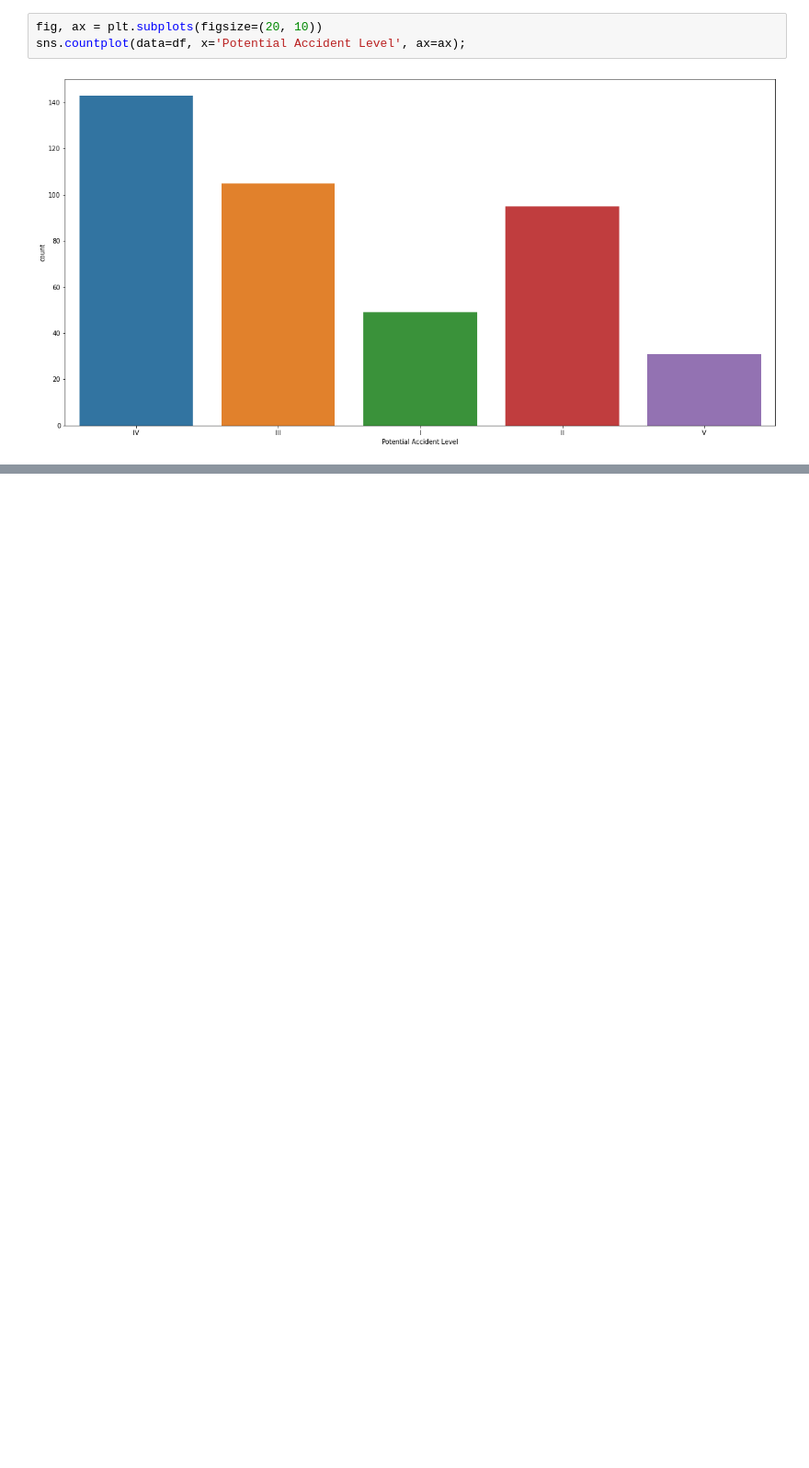
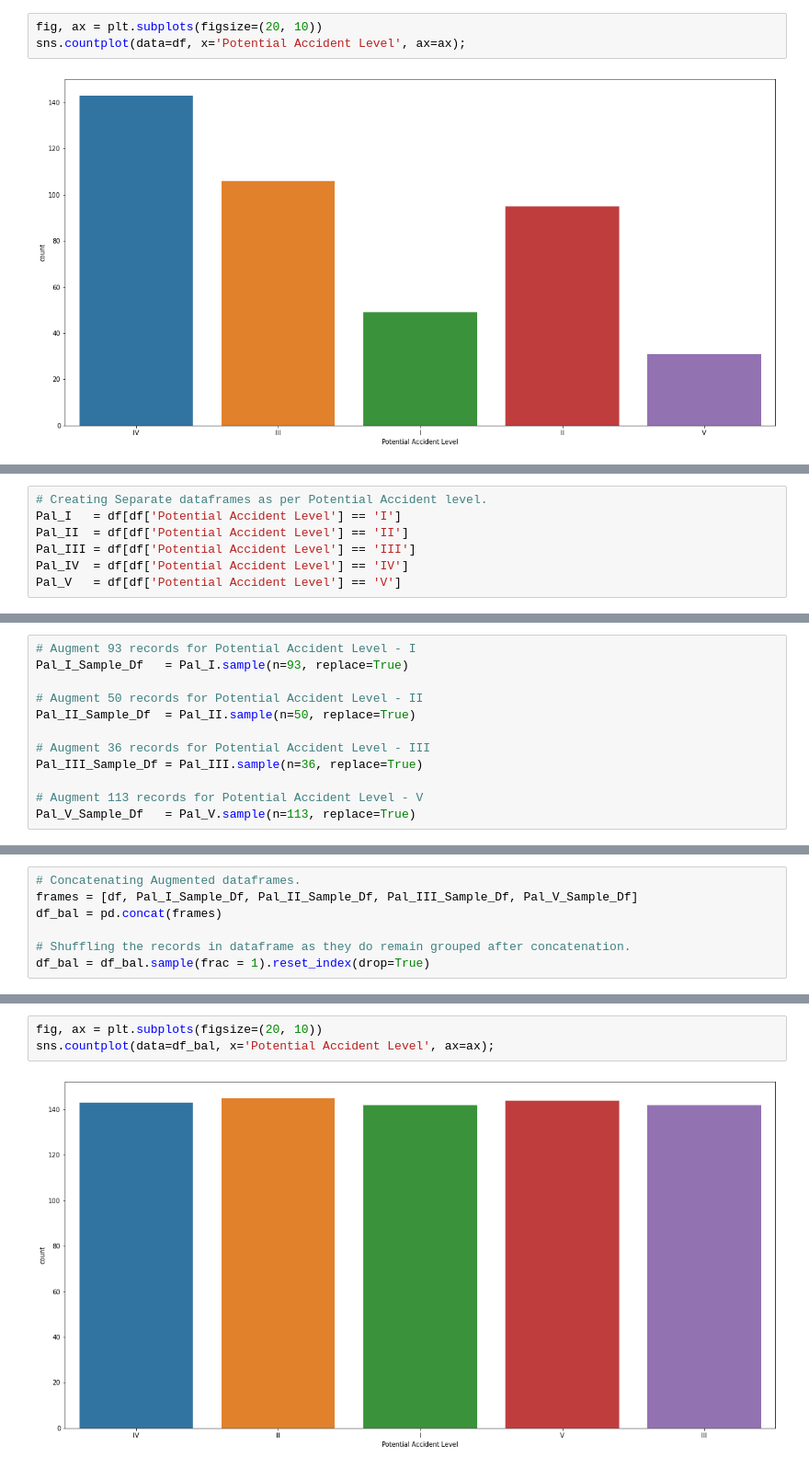
Before and after one commit to CAP-G12-NLP2/IndustrialSafety, a Jupyter notebook: CapStone_NLP2_ChatBot.ipynb, the cells around one changed output, grey strips where cells are left out. Shown at 92% size. Drawn from its saved outputs; the diff is of its cells as text; blank space fills up the shorter version.

```diff
--- a/CapStone_NLP2_ChatBot.ipynb
+++ b/CapStone_NLP2_ChatBot.ipynb
@@ -779,0 +490,7 @@ lemWords = sorted(list(set(lemWords)))
+# %%
+# Creating Separate dataframes as per Potential Accident level.
+Pal_I   = df[df['Potential Accident Level'] == 'I']
+Pal_II  = df[df['Potential Accident Level'] == 'II']
+Pal_III = df[df['Potential Accident Level'] == 'III']
+Pal_IV  = df[df['Potential Accident Level'] == 'IV']
+Pal_V   = df[df['Potential Accident Level'] == 'V']
@@ -779,0 +500,12 @@ lemWords = sorted(list(set(lemWords)))
+# %%
+# Augment 93 records for Potential Accident Level - I
+Pal_I_Sample_Df   = Pal_I.sample(n=93, replace=True)
+
+# Augment 50 records for Potential Accident Level - II
+Pal_II_Sample_Df  = Pal_II.sample(n=50, replace=True)
+
+# Augment 36 records for Potential Accident Level - III
+Pal_III_Sample_Df = Pal_III.sample(n=36, replace=True)
+
+# Augment 113 records for Potential Accident Level - V
+Pal_V_Sample_Df   = Pal_V.sample(n=113, replace=True)
@@ -779,0 +529,7 @@ lemWords = sorted(list(set(lemWords)))
+# %%
+# Concatenating Augmented dataframes.
+frames = [df, Pal_I_Sample_Df, Pal_II_Sample_Df, Pal_III_Sample_Df, Pal_V_Sample_Df]
+df_bal = pd.concat(frames)
+
+# Shuffling the records in dataframe as they do remain grouped after concatenation.
+df_bal = df_bal.sample(frac = 1).reset_index(drop=True)
@@ -779,0 +549,5 @@ lemWords = sorted(list(set(lemWords)))
+# %%
+fig, ax = plt.subplots(figsize=(20, 10))
+sns.countplot(data=df_bal, x='Potential Accident Level', ax=ax);
+# %% [output]
+[figure, added]
```
Also changed, not shown: parts of 383 cells of this notebook, 1 other file.
